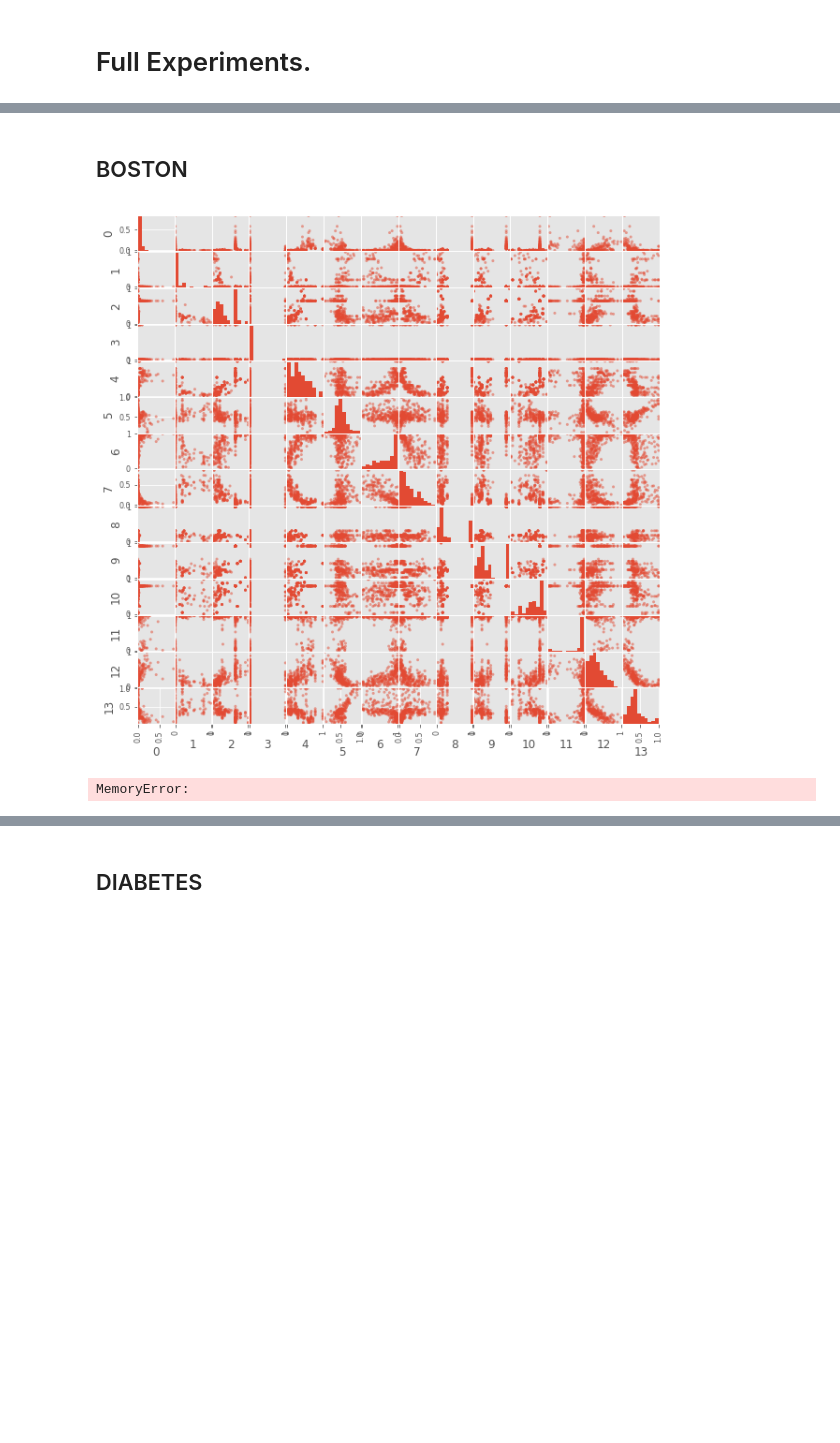
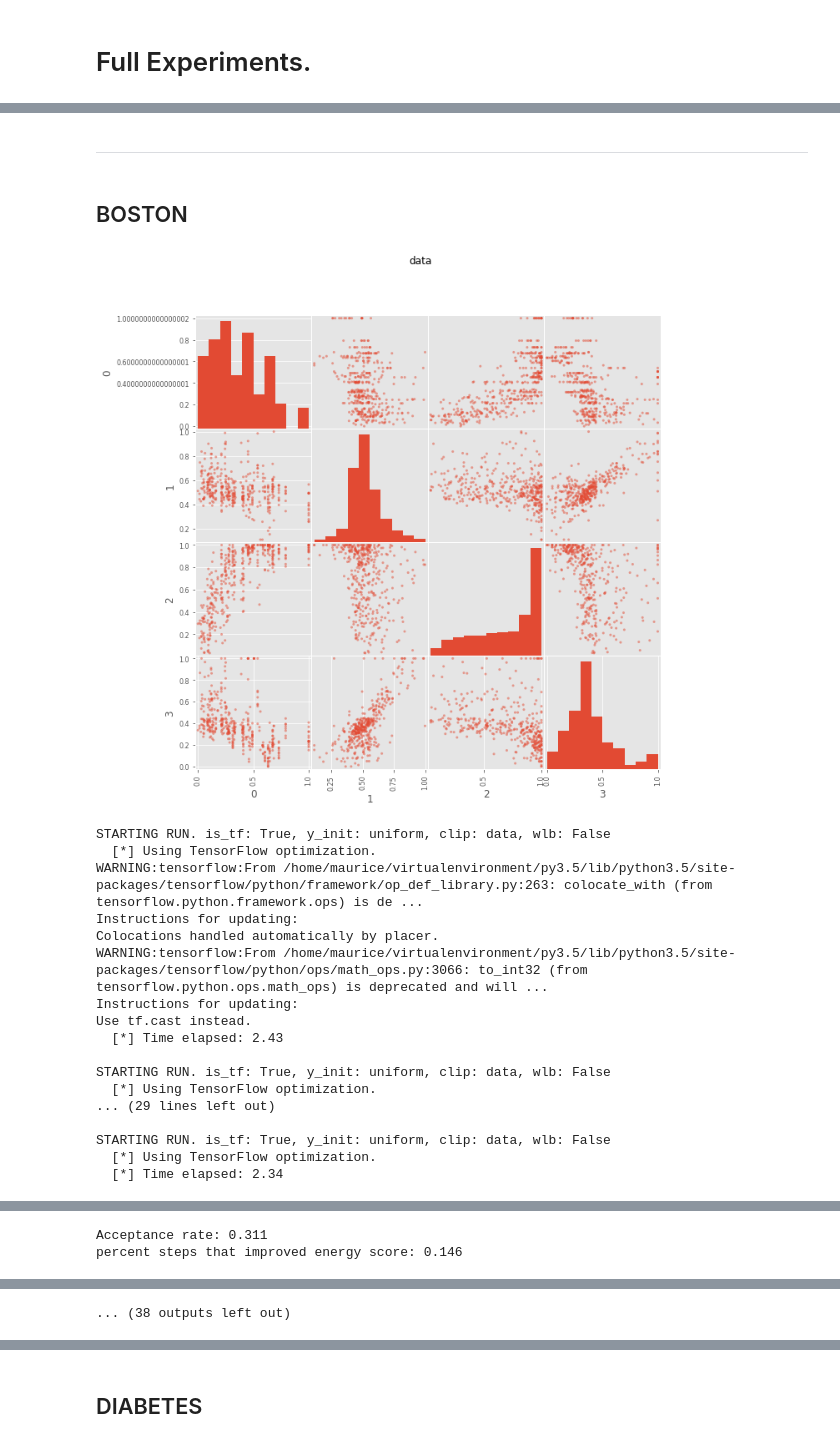
Before and after one commit to diesendruck/pv, a Jupyter notebook: mv_sp_privacy/src/sp_privacy_examples.ipynb, the cells around one changed output, grey strips where cells are left out. Saved outputs shown, nothing was run; the diff lists cells and outputs as text; code cells hidden in the pictures; blank space fills up the shorter version.

```diff
--- a/mv_sp_privacy/src/sp_privacy_examples.ipynb
+++ b/mv_sp_privacy/src/sp_privacy_examples.ipynb
@@ -79,8 +79,6 @@ MAX_ITER = 201
 LR = 5e-1
 ENERGY_POWER = 2
 ALPHA = 10
-energy_sensitivity = get_energy_sensitivity(data, num_supp)
-STEP_SIZE = 2e-3
 
 
 num_sp_samples = 3
@@ -90,6 +88,8 @@ mean = [0, 0]
 cov = [[1, 0.5], [0.5, 1]]
 data = np.random.multivariate_normal(mean, cov, [num_data])
 data = scale_01(data)
+energy_sensitivity = get_energy_sensitivity(data, num_supp)
+
 
 if 0:
 
@@ -121,10 +121,10 @@ if 0:
     (y_tildes,
      energies,
      energy_errors) = sample_sp_exp_mech(e_opt, energy_sensitivity, data, y_opt, 'mh',
-                                         step_size=STEP_SIZE,
                                          num_y_tildes=num_sp_samples,
                                          alpha=ALPHA,
-                                         diffusion_mean=True)
+                                         diffusion_mean=True,
+                                         save_dir='../output/regression_logs')
 
     plt.scatter(data[:, 0], data[:, 1], c='gray', s=64,
                 alpha=0.3, label='data')
@@ -595,8 +869,8 @@ run_boston = 1
 run_diabetes = 1
 run_california = 1
 
-alphas = [1000, 100, 10, 1]
-num_sp_samples = 10
-num_cv_splits = 5
+alphas = [100000, 10000, 100]  # [1000, 100, 10, 1]
+num_sp_samples = 10  # 10
+num_cv_splits = 5  # 5
 
 global_results = []
@@ -603,3 +879,5 @@ global_results = []
+# %% [markdown]
+___
 # %% [markdown]
 ## BOSTON
 # %%
@@ -615,23 +893,41 @@ data = scale_01(data)
 np.random.shuffle(data)
 
 # Optional subsetting for troubleshooting.
-#data = data[np.random.choice(len(data), 200, replace=False)]
-#data = data[:, [1, 2, 3]]
+#data = data[np.random.choice(len(data), 100, replace=False)]
+data = data[:, [4, 5, 6, 13]]
 #plot_nd(data, title='Data, scaled [0, 1]')
 # %%
 # Define set of parameters to test.
-num_supp = [int(len(data) / num_cv_splits * i / 10) for i in range(2, 11, 2)]
+train_size = int(len(data) * (num_cv_splits - 1) / num_cv_splits)
+num_supp = [int(train_size * i / 3.) for i in [1, 2, 3]]
 max_iter = 301
 lr = 0.5
-step_size = 1e-3
+burnin = 5000
 # %%
 # Run experiments and print results.
 if run_boston:
-    np.random.seed(123)
+    #np.random.seed(123)
     results = run_experiments(dataset_name, data, num_supp, alphas,
-                              max_iter, lr, num_sp_samples, step_size)
+                              max_iter, lr, num_sp_samples, burnin=burnin,
+                              num_cv_splits=num_cv_splits)
 
     global_results.extend(results)
 # %% [output]
-[figure, old version]
+[figure, new version]
-MemoryError:
+STARTING RUN. is_tf: True, y_init: uniform, clip: data, wlb: False
+  [*] Using TensorFlow optimization.
+WARNING:tensorflow:From /home/maurice/virtualenvironment/py3.5/lib/python3.5/site-packages/tensorflow/python/framework/op_def_library.py:263: colocate_with (from tensorflow.python.framework.ops) is de ...
+Instructions for updating:
+Colocations handled automatically by placer.
+WARNING:tensorflow:From /home/maurice/virtualenvironment/py3.5/lib/python3.5/site-packages/tensorflow/python/ops/math_ops.py:3066: to_int32 (from tensorflow.python.ops.math_ops) is deprecated and will ...
+Instructions for updating:
+Use tf.cast instead.
+  [*] Time elapsed: 2.43
+
+STARTING RUN. is_tf: True, y_init: uniform, clip: data, wlb: False
+  [*] Using TensorFlow optimization.
+... (29 lines left out)
+
+STARTING RUN. is_tf: True, y_init: uniform, clip: data, wlb: False
+  [*] Using TensorFlow optimization.
+  [*] Time elapsed: 2.34
@@ -637,0 +954,2 @@ MemoryError:
+Acceptance rate: 0.311
+percent steps that improved energy score: 0.146
@@ -637,0 +977 @@ MemoryError:
+... (38 outputs left out)
```
Also changed, not shown: parts of 14 cells of this notebook, 2 other files.
